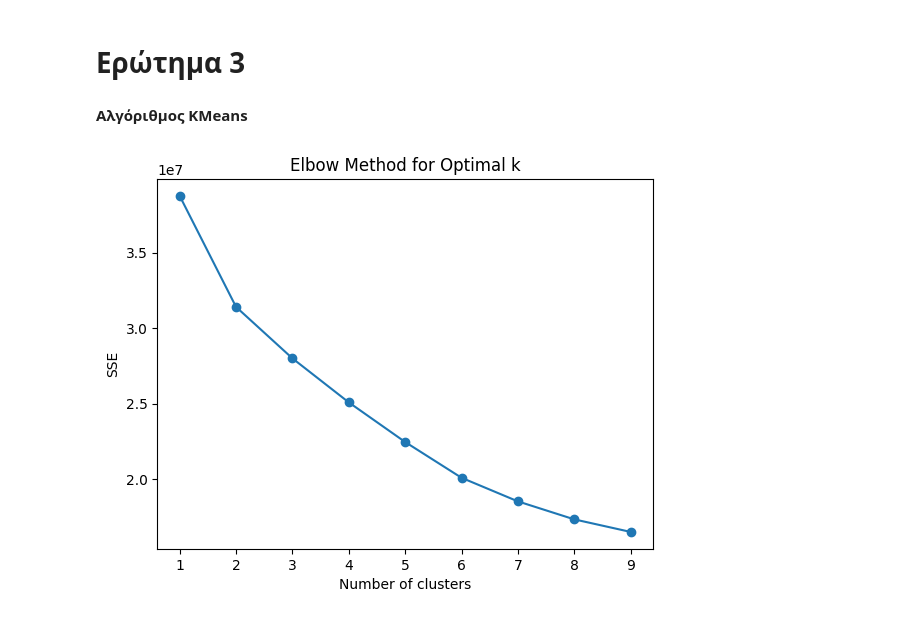
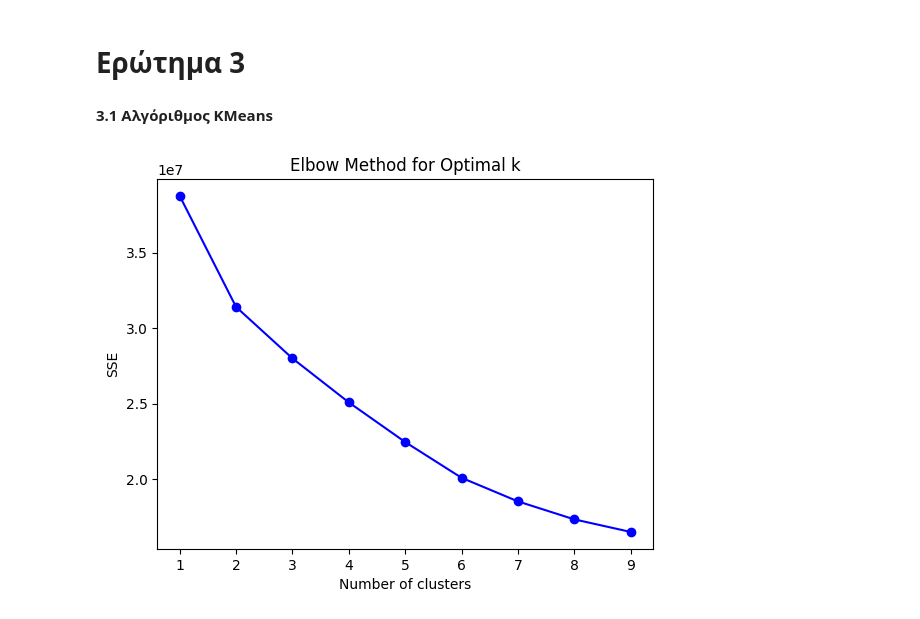
Before and after one commit to miltiadiss/Data-Mining, a Jupyter notebook: question_3.ipynb, the cells around one changed output. Drawn from its saved outputs; the diff is of its cells as text; code cells hidden in the pictures.

```diff
--- a/question_3.ipynb
+++ b/question_3.ipynb
@@ -3,13 +3,15 @@
 # %% [markdown]
 # **Ερώτημα 3**
 # %% [markdown]
-**Αλγόριθμος KMeans**
+**3.1 Αλγόριθμος KMeans**
 # %%
 import os
 import pandas as pd
 import numpy as np
 from sklearn.cluster import KMeans
 from sklearn.preprocessing import StandardScaler
+import matplotlib.pyplot as plt
+from mpl_toolkits.mplot3d import Axes3D
 
 # Ορισμός του φακέλου που περιέχει τα αρχεία CSV
 path = '/content/drive/MyDrive/harth'
@@ -34,32 +36,32 @@ for filename in os.listdir(path):
 
         # Αποθήκευση των δεδομένων στη λίστα
         all_data.append(X)
 
         # Υπολογισμός μέσης τιμής κάθε στήλης
         mean_values = X.mean().values
 
         # Προσθήκη των μέσων τιμών στη λίστα
         mean_values_list.append(mean_values)
 
 # Συνδυασμός όλων των δεδομένων σε ένα συνολικό πίνακα
 all_data_combined = np.concatenate(all_data, axis=0)
 
 # Κανονικοποίηση των πλήρων δεδομένων
 scaler = StandardScaler()
 all_data_scaled = scaler.fit_transform(all_data_combined)
 
 # Υπολογισμός του SSE για διαφορετικούς αριθμούς συστάδων
 sse = []
 for k in range(1, 10):
     kmeans = KMeans(n_clusters=k, random_state=42)
     kmeans.fit(all_data_scaled)
     sse.append(kmeans.inertia_)
 
 # Σχεδίαση της καμπύλης SSE
-plt.plot(range(1, 10), sse, marker='o')
+plt.plot(range(1, 10), sse, marker='o', color='blue')
 plt.xlabel('Number of clusters')
 plt.ylabel('SSE')
 plt.title('Elbow Method for Optimal k')
 plt.show()
 # %% [output]
-[figure, old version]
+[figure, new version]
```
Also changed, not shown: parts of 11 cells of this notebook.
